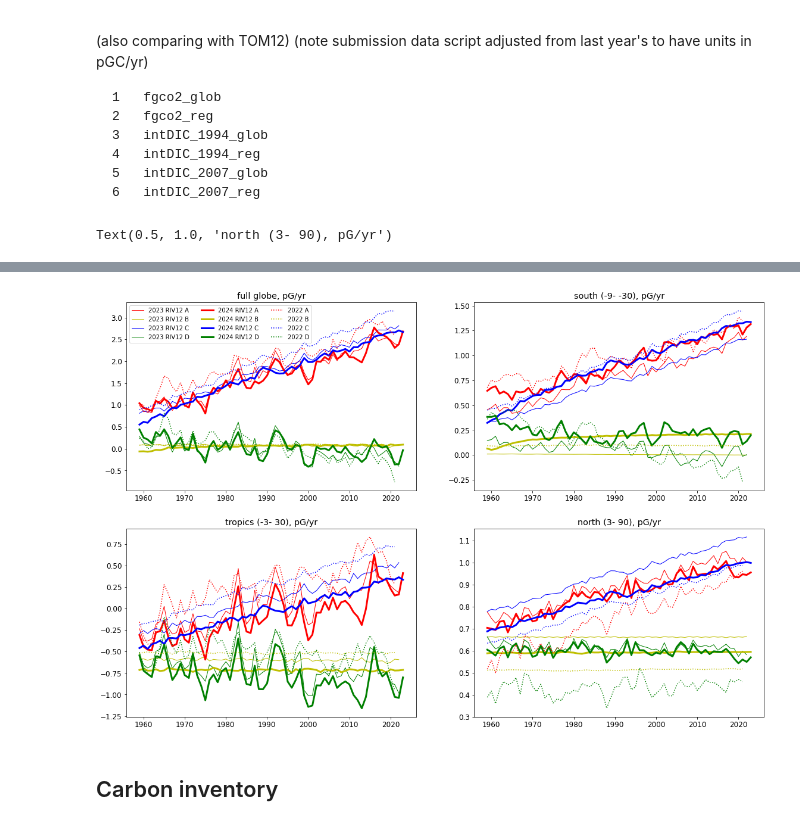
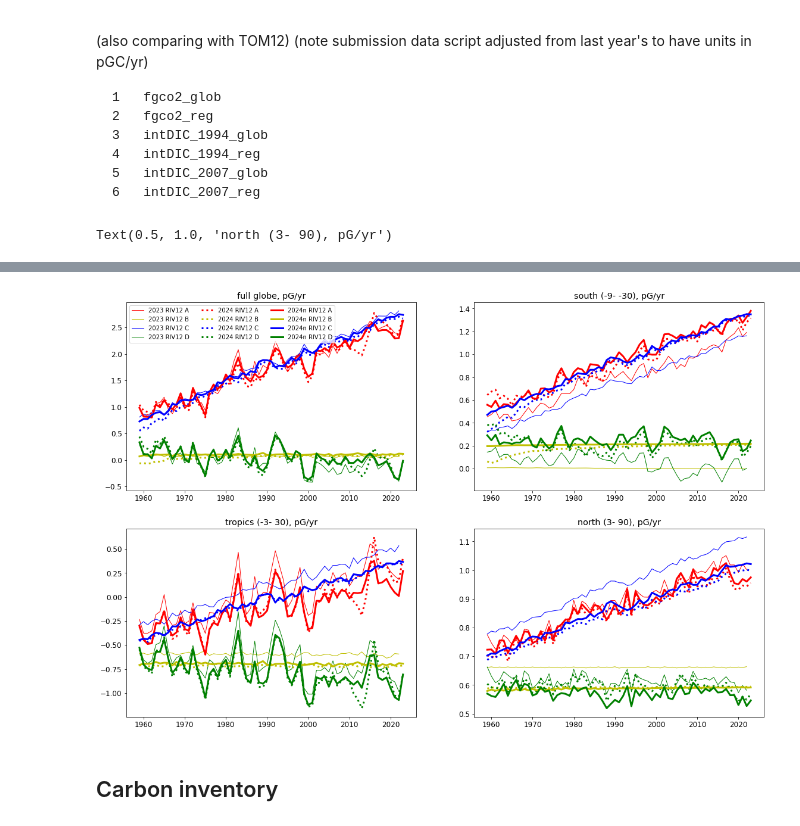
Before and after one commit to tjarnikova/GCB2024, a Jupyter notebook: notebooks/visualiseAllGCBOutputs.ipynb, the cells around one changed output, grey strips where cells are left out. Cells and saved outputs as stored; diff of their text form; code cells hidden in the pictures.

Commit message:
visualization

```diff
--- a/notebooks/visualiseAllGCBOutputs.ipynb
+++ b/notebooks/visualiseAllGCBOutputs.ipynb
@@ -86,6 +86,7 @@ plt.rc('font', **font)
 DWdir = '/gpfs/data/greenocean/GCB/GCB2023/submissionData2023/GCB2022_inttime/' #dave 2022
 TJdir = '/gpfs/data/greenocean/GCB/GCB2023/submissionData2023/RIV12/Tier1/'# RIV12 2023
 TJ24dir = '/gpfs/data/greenocean/GCB/GCB2024/submissionData2024/RIV12_R4A-D0/Tier1' # RIV12 2024
+TJ24ndir = '/gpfs/data/greenocean/GCB/GCB2024/submissionData2024/RIV12_R4A-D1/' # RIV12 2024
 
 
 TJ_tfil_A = xr.open_dataset(glob.glob(f'{TJdir}/integrated_timelines_PlankTOM_A_*1959-2022_*.nc')[0])
@@ -93,31 +94,32 @@ TJ_tfil_B = xr.open_dataset(glob.glob(f'{TJdir}/integrated_timelines_PlankTOM_B_
 TJ_tfil_C = xr.open_dataset(glob.glob(f'{TJdir}/integrated_timelines_PlankTOM_C_*1959-2022_*.nc')[0])
 TJ_tfil_D = xr.open_dataset(glob.glob(f'{TJdir}/integrated_timelines_PlankTOM_D_*1959-2022_*.nc')[0])
 
-DW_tfil_A = xr.open_dataset(glob.glob(f'{DWdir}/integrated_timelines_PlankTOM_A_*1959-2022_*.nc')[0])
-DW_tfil_B = xr.open_dataset(glob.glob(f'{DWdir}/integrated_timelines_PlankTOM_B_*1959-2022_*.nc')[0])
-DW_tfil_C = xr.open_dataset(glob.glob(f'{DWdir}/integrated_timelines_PlankTOM_C_*1959-2022_*.nc')[0])
-DW_tfil_D = xr.open_dataset(glob.glob(f'{DWdir}/integrated_timelines_PlankTOM_D_*1959-2022_*.nc')[0])
-
 TJ24_tfil_A = xr.open_dataset(glob.glob(f'{TJ24dir}/integrated_timelines_PlankTOM_A_*1959-2023_*.nc')[0])
 TJ24_tfil_B = xr.open_dataset(glob.glob(f'{TJ24dir}/integrated_timelines_PlankTOM_B_*1959-2023_*.nc')[0])
 TJ24_tfil_C = xr.open_dataset(glob.glob(f'{TJ24dir}/integrated_timelines_PlankTOM_C_*1959-2023_*.nc')[0])
 TJ24_tfil_D = xr.open_dataset(glob.glob(f'{TJ24dir}/integrated_timelines_PlankTOM_D_*1959-2023_*.nc')[0])
+
+TJ24n_tfil_A = xr.open_dataset(glob.glob(f'{TJ24ndir}/integrated_timelines_PlankTOM_A_*1959-2023_*.nc')[0])
+TJ24n_tfil_B = xr.open_dataset(glob.glob(f'{TJ24ndir}/integrated_timelines_PlankTOM_B_*1959-2023_*.nc')[0])
+TJ24n_tfil_C = xr.open_dataset(glob.glob(f'{TJ24ndir}/integrated_timelines_PlankTOM_C_*1959-2023_*.nc')[0])
+TJ24n_tfil_D = xr.open_dataset(glob.glob(f'{TJ24ndir}/integrated_timelines_PlankTOM_D_*1959-2023_*.nc')[0])
+
+#--
 
 TJ_tfil_A_yrly = TJ_tfil_A.groupby('TIME.year').mean()
 TJ_tfil_B_yrly = TJ_tfil_B.groupby('TIME.year').mean()
 TJ_tfil_C_yrly = TJ_tfil_C.groupby('TIME.year').mean()
 TJ_tfil_D_yrly = TJ_tfil_D.groupby('TIME.year').mean()
 
-DW_tfil_A_yrly = DW_tfil_A.groupby('TIME.year').mean()
-DW_tfil_B_yrly = DW_tfil_B.groupby('TIME.year').mean()
-DW_tfil_C_yrly = DW_tfil_C.groupby('TIME.year').mean()
-DW_tfil_D_yrly = DW_tfil_D.groupby('TIME.year').mean()
-
 TJ24_tfil_A_yrly = TJ24_tfil_A.groupby('TIME.year').mean()
 TJ24_tfil_B_yrly = TJ24_tfil_B.groupby('TIME.year').mean()
 TJ24_tfil_C_yrly = TJ24_tfil_C.groupby('TIME.year').mean()
 TJ24_tfil_D_yrly = TJ24_tfil_D.groupby('TIME.year').mean()
 
+TJ24n_tfil_A_yrly = TJ24n_tfil_A.groupby('TIME.year').mean()
+TJ24n_tfil_B_yrly = TJ24n_tfil_B.groupby('TIME.year').mean()
+TJ24n_tfil_C_yrly = TJ24n_tfil_C.groupby('TIME.year').mean()
+TJ24n_tfil_D_yrly = TJ24n_tfil_D.groupby('TIME.year').mean()
 
 fact = 1.6
 fig, axs = plt.subplots(2,2, figsize=(12*fact, 8*fact), facecolor='w', edgecolor='k')
@@ -128,65 +130,64 @@ axs[0].plot(TJ_tfil_B_yrly.year, TJ_tfil_B_yrly.fgco2_glob, color = 'y', label =
 axs[0].plot(TJ_tfil_C_yrly.year, TJ_tfil_C_yrly.fgco2_glob, color = 'b', label = '2023 RIV12 C', linestyle = '-', linewidth = 1)
 axs[0].plot(TJ_tfil_D_yrly.year, TJ_tfil_D_yrly.fgco2_glob, color = 'g', label = '2023 RIV12 D', linestyle = '-', linewidth = 1)
 
-axs[0].plot(TJ24_tfil_A_yrly.year, TJ24_tfil_A_yrly.fgco2_glob, color = 'r', label = '2024 RIV12 A', linestyle = '-', linewidth = 3)
-axs[0].plot(TJ24_tfil_B_yrly.year, TJ24_tfil_B_yrly.fgco2_glob, color = 'y', label = '2024 RIV12 B', linestyle = '-', linewidth = 3)
-axs[0].plot(TJ24_tfil_C_yrly.year, TJ24_tfil_C_yrly.fgco2_glob, color = 'b', label = '2024 RIV12 C', linestyle = '-', linewidth = 3)
-axs[0].plot(TJ24_tfil_D_yrly.year, TJ24_tfil_D_yrly.fgco2_glob, color = 'g', label = '2024 RIV12 D', linestyle = '-', linewidth = 3)
+axs[0].plot(TJ24_tfil_A_yrly.year, TJ24_tfil_A_yrly.fgco2_glob, color = 'r', label = '2024 RIV12 A', linestyle = ':', linewidth = 3)
+axs[0].plot(TJ24_tfil_B_yrly.year, TJ24_tfil_B_yrly.fgco2_glob, color = 'y', label = '2024 RIV12 B', linestyle = ':', linewidth = 3)
+axs[0].plot(TJ24_tfil_C_yrly.year, TJ24_tfil_C_yrly.fgco2_glob, color = 'b', label = '2024 RIV12 C', linestyle = ':', linewidth = 3)
+axs[0].plot(TJ24_tfil_D_yrly.year, TJ24_tfil_D_yrly.fgco2_glob, color = 'g', label = '2024 RIV12 D', linestyle = ':', linewidth = 3)
 
-axs[0].plot(DW_tfil_A_yrly.year, DW_tfil_A_yrly.fgco2_glob, color = 'r', label = '2022 A', linestyle = ':')
-axs[0].plot(DW_tfil_B_yrly.year, DW_tfil_B_yrly.fgco2_glob, color = 'y', label = '2022 B', linestyle = ':')
-axs[0].plot(DW_tfil_C_yrly.year, DW_tfil_C_yrly.fgco2_glob, color = 'b', label = '2022 C', linestyle = ':')
-axs[0].plot(DW_tfil_D_yrly.year, DW_tfil_D_yrly.fgco2_glob, color = 'g', label = '2022 D', linestyle = ':')
+axs[0].plot(TJ24n_tfil_A_yrly.year, TJ24n_tfil_A_yrly.fgco2_glob, color = 'r', label = '2024n RIV12 A', linestyle = '-', linewidth = 3)
+axs[0].plot(TJ24n_tfil_B_yrly.year, TJ24n_tfil_B_yrly.fgco2_glob, color = 'y', label = '2024n RIV12 B', linestyle = '-', linewidth = 3)
+axs[0].plot(TJ24n_tfil_C_yrly.year, TJ24n_tfil_C_yrly.fgco2_glob, color = 'b', label = '2024n RIV12 C', linestyle = '-', linewidth = 3)
+axs[0].plot(TJ24n_tfil_D_yrly.year, TJ24n_tfil_D_yrly.fgco2_glob, color = 'g', label = '2024n RIV12 D', linestyle = '-', linewidth = 3)
+
+
 axs[0].legend(ncol = 3, fontsize = 10)
 
-##
 axs[1].plot(TJ_tfil_A_yrly.year, TJ_tfil_A_yrly.fgco2_reg[:,0], color = 'r', label = '2023 RIV12 A', linestyle = '-', linewidth = 1)
 axs[1].plot(TJ_tfil_B_yrly.year, TJ_tfil_B_yrly.fgco2_reg[:,0], color = 'y', label = '2023 RIV12 B', linestyle = '-', linewidth = 1)
 axs[1].plot(TJ_tfil_C_yrly.year, TJ_tfil_C_yrly.fgco2_reg[:,0], color = 'b', label = '2023 RIV12 C', linestyle = '-', linewidth = 1)
 axs[1].plot(TJ_tfil_D_yrly.year, TJ_tfil_D_yrly.fgco2_reg[:,0], color = 'g', label = '2023 RIV12 D', linestyle = '-', linewidth = 1)
 
-axs[1].plot(TJ24_tfil_A_yrly.year, TJ24_tfil_A_yrly.fgco2_reg[:,0], color = 'r', label = '2024 RIV12 A', linestyle = '-', linewidth = 3)
-axs[1].plot(TJ24_tfil_B_yrly.year, TJ24_tfil_B_yrly.fgco2_reg[:,0], color = 'y', label = '2024 RIV12 B', linestyle = '-', linewidth = 3)
-axs[1].plot(TJ24_tfil_C_yrly.year, TJ24_tfil_C_yrly.fgco2_reg[:,0], color = 'b', label = '2024 RIV12 C', linestyle = '-', linewidth = 3)
-axs[1].plot(TJ24_tfil_D_yrly.year, TJ24_tfil_D_yrly.fgco2_reg[:,0], color = 'g', label = '2024 RIV12 D', linestyle = '-', linewidth = 3)
+axs[1].plot(TJ24_tfil_A_yrly.year, TJ24_tfil_A_yrly.fgco2_reg[:,0], color = 'r', label = '2024 RIV12 A', linestyle = ':', linewidth = 3)
+axs[1].plot(TJ24_tfil_B_yrly.year, TJ24_tfil_B_yrly.fgco2_reg[:,0], color = 'y', label = '2024 RIV12 B', linestyle = ':', linewidth = 3)
+axs[1].plot(TJ24_tfil_C_yrly.year, TJ24_tfil_C_yrly.fgco2_reg[:,0], color = 'b', label = '2024 RIV12 C', linestyle = ':', linewidth = 3)
+axs[1].plot(TJ24_tfil_D_yrly.year, TJ24_tfil_D_yrly.fgco2_reg[:,0], color = 'g', label = '2024 RIV12 D', linestyle = ':', linewidth = 3)
 
-axs[1].plot(DW_tfil_A_yrly.year, DW_tfil_A_yrly.fgco2_reg[:,0], color = 'r', label = '2022 A', linestyle = ':')
-axs[1].plot(DW_tfil_B_yrly.year, DW_tfil_B_yrly.fgco2_reg[:,0], color = 'y', label = '2022 B', linestyle = ':')
-axs[1].plot(DW_tfil_C_yrly.year, DW_tfil_C_yrly.fgco2_reg[:,0], color = 'b', label = '2022 C', linestyle = ':')
-axs[1].plot(DW_tfil_D_yrly.year, DW_tfil_D_yrly.fgco2_reg[:,0], color = 'g', label = '2022 D', linestyle = ':')
+axs[1].plot(TJ24n_tfil_A_yrly.year, TJ24n_tfil_A_yrly.fgco2_reg[:,0], color = 'r', label = '2024n RIV12 A', linestyle = '-', linewidth = 3)
+axs[1].plot(TJ24n_tfil_B_yrly.year, TJ24n_tfil_B_yrly.fgco2_reg[:,0], color = 'y', label = '2024n RIV12 B', linestyle = '-', linewidth = 3)
+axs[1].plot(TJ24n_tfil_C_yrly.year, TJ24n_tfil_C_yrly.fgco2_reg[:,0], color = 'b', label = '2024n RIV12 C', linestyle = '-', linewidth = 3)
+axs[1].plot(TJ24n_tfil_D_yrly.year, TJ24n_tfil_D_yrly.fgco2_reg[:,0], color = 'g', label = '2024n RIV12 D', linestyle = '-', linewidth = 3)
 
-###
+# ###
 axs[2].plot(TJ_tfil_A_yrly.year, TJ_tfil_A_yrly.fgco2_reg[:,1], color = 'r', label = '2023 RIV12 A', linestyle = '-', linewidth = 1)
 axs[2].plot(TJ_tfil_B_yrly.year, TJ_tfil_B_yrly.fgco2_reg[:,1], color = 'y', label = '2023 RIV12 B', linestyle = '-', linewidth = 1)
 axs[2].plot(TJ_tfil_C_yrly.year, TJ_tfil_C_yrly.fgco2_reg[:,1], color = 'b', label = '2023 RIV12 C', linestyle = '-', linewidth = 1)
 axs[2].plot(TJ_tfil_D_yrly.year, TJ_tfil_D_yrly.fgco2_reg[:,1], color = 'g', label = '2023 RIV12 D', linestyle = '-', linewidth = 1)
 
-axs[2].plot(TJ24_tfil_A_yrly.year, TJ24_tfil_A_yrly.fgco2_reg[:,1], color = 'r', label = '2024 RIV12 A', linestyle = '-', linewidth = 3)
-axs[2].plot(TJ24_tfil_B_yrly.year, TJ24_tfil_B_yrly.fgco2_reg[:,1], color = 'y', label = '2024 RIV12 B', linestyle = '-', linewidth = 3)
-axs[2].plot(TJ24_tfil_C_yrly.year, TJ24_tfil_C_yrly.fgco2_reg[:,1], color = 'b', label = '2024 RIV12 C', linestyle = '-', linewidth = 3)
-axs[2].plot(TJ24_tfil_D_yrly.year, TJ24_tfil_D_yrly.fgco2_reg[:,1], color = 'g', label = '2024 RIV12 D', linestyle = '-', linewidth = 3)
+axs[2].plot(TJ24_tfil_A_yrly.year, TJ24_tfil_A_yrly.fgco2_reg[:,1], color = 'r', label = '2024 RIV12 A', linestyle = ':', linewidth = 3)
+axs[2].plot(TJ24_tfil_B_yrly.year, TJ24_tfil_B_yrly.fgco2_reg[:,1], color = 'y', label = '2024 RIV12 B', linestyle = ':', linewidth = 3)
+axs[2].plot(TJ24_tfil_C_yrly.year, TJ24_tfil_C_yrly.fgco2_reg[:,1], color = 'b', label = '2024 RIV12 C', linestyle = ':', linewidth = 3)
+axs[2].plot(TJ24_tfil_D_yrly.year, TJ24_tfil_D_yrly.fgco2_reg[:,1], color = 'g', label = '2024 RIV12 D', linestyle = ':', linewidth = 3)
 
-axs[2].plot(DW_tfil_A_yrly.year, DW_tfil_A_yrly.fgco2_reg[:,1], color = 'r', label = '2022 A', linestyle = ':')
-axs[2].plot(DW_tfil_B_yrly.year, DW_tfil_B_yrly.fgco2_reg[:,1], color = 'y', label = '2022 B', linestyle = ':')
-axs[2].plot(DW_tfil_C_yrly.year, DW_tfil_C_yrly.fgco2_reg[:,1], color = 'b', label = '2022 C', linestyle = ':')
-axs[2].plot(DW_tfil_D_yrly.year, DW_tfil_D_yrly.fgco2_reg[:,1], color = 'g', label = '2022 D', linestyle = ':')
-
-##
-###
+axs[2].plot(TJ24n_tfil_A_yrly.year, TJ24n_tfil_A_yrly.fgco2_reg[:,1], color = 'r', label = '2024n RIV12 A', linestyle = '-', linewidth = 3)
+axs[2].plot(TJ24n_tfil_B_yrly.year, TJ24n_tfil_B_yrly.fgco2_reg[:,1], color = 'y', label = '2024n RIV12 B', linestyle = '-', linewidth = 3)
+axs[2].plot(TJ24n_tfil_C_yrly.year, TJ24n_tfil_C_yrly.fgco2_reg[:,1], color = 'b', label = '2024n RIV12 C', linestyle = '-', linewidth = 3)
+axs[2].plot(TJ24n_tfil_D_yrly.year, TJ24n_tfil_D_yrly.fgco2_reg[:,1], color = 'g', label = '2024n RIV12 D', linestyle = '-', linewidth = 3)
+# ##
 axs[3].plot(TJ_tfil_A_yrly.year, TJ_tfil_A_yrly.fgco2_reg[:,2], color = 'r', label = '2023 RIV12 A', linestyle = '-', linewidth = 1)
 axs[3].plot(TJ_tfil_B_yrly.year, TJ_tfil_B_yrly.fgco2_reg[:,2], color = 'y', label = '2023 RIV12 B', linestyle = '-', linewidth = 1)
 axs[3].plot(TJ_tfil_C_yrly.year, TJ_tfil_C_yrly.fgco2_reg[:,2], color = 'b', label = '2023 RIV12 C', linestyle = '-', linewidth = 1)
 axs[3].plot(TJ_tfil_D_yrly.year, TJ_tfil_D_yrly.fgco2_reg[:,2], color = 'g', label = '2023 RIV12 D', linestyle = '-', linewidth = 1)
 
-axs[3].plot(TJ24_tfil_A_yrly.year, TJ24_tfil_A_yrly.fgco2_reg[:,2], color = 'r', label = '2024 RIV12 A', linestyle = '-', linewidth = 3)
-axs[3].plot(TJ24_tfil_B_yrly.year, TJ24_tfil_B_yrly.fgco2_reg[:,2], color = 'y', label = '2024 RIV12 B', linestyle = '-', linewidth = 3)
-axs[3].plot(TJ24_tfil_C_yrly.year, TJ24_tfil_C_yrly.fgco2_reg[:,2], color = 'b', label = '2024 RIV12 C', linestyle = '-', linewidth = 3)
-axs[3].plot(TJ24_tfil_D_yrly.year, TJ24_tfil_D_yrly.fgco2_reg[:,2], color = 'g', label = '2024 RIV12 D', linestyle = '-', linewidth = 3)
+axs[3].plot(TJ24_tfil_A_yrly.year, TJ24_tfil_A_yrly.fgco2_reg[:,2], color = 'r', label = '2024 RIV12 A', linestyle = ':', linewidth = 3)
+axs[3].plot(TJ24_tfil_B_yrly.year, TJ24_tfil_B_yrly.fgco2_reg[:,2], color = 'y', label = '2024 RIV12 B', linestyle = ':', linewidth = 3)
+axs[3].plot(TJ24_tfil_C_yrly.year, TJ24_tfil_C_yrly.fgco2_reg[:,2], color = 'b', label = '2024 RIV12 C', linestyle = ':', linewidth = 3)
+axs[3].plot(TJ24_tfil_D_yrly.year, TJ24_tfil_D_yrly.fgco2_reg[:,2], color = 'g', label = '2024 RIV12 D', linestyle = ':', linewidth = 3)
 
-axs[3].plot(DW_tfil_A_yrly.year, DW_tfil_A_yrly.fgco2_reg[:,2], color = 'r', label = '2022 A', linestyle = ':')
-axs[3].plot(DW_tfil_B_yrly.year, DW_tfil_B_yrly.fgco2_reg[:,2], color = 'y', label = '2022 B', linestyle = ':')
-axs[3].plot(DW_tfil_C_yrly.year, DW_tfil_C_yrly.fgco2_reg[:,2], color = 'b', label = '2022 C', linestyle = ':')
-axs[3].plot(DW_tfil_D_yrly.year, DW_tfil_D_yrly.fgco2_reg[:,2], color = 'g', label = '2022 D', linestyle = ':')
+axs[3].plot(TJ24n_tfil_A_yrly.year, TJ24n_tfil_A_yrly.fgco2_reg[:,2], color = 'r', label = '2024n RIV12 A', linestyle = '-', linewidth = 3)
+axs[3].plot(TJ24n_tfil_B_yrly.year, TJ24n_tfil_B_yrly.fgco2_reg[:,2], color = 'y', label = '2024n RIV12 B', linestyle = '-', linewidth = 3)
+axs[3].plot(TJ24n_tfil_C_yrly.year, TJ24n_tfil_C_yrly.fgco2_reg[:,2], color = 'b', label = '2024n RIV12 C', linestyle = '-', linewidth = 3)
+axs[3].plot(TJ24n_tfil_D_yrly.year, TJ24n_tfil_D_yrly.fgco2_reg[:,2], color = 'g', label = '2024n RIV12 D', linestyle = '-', linewidth = 3)
 
 axs[0].set_title('full globe, pG/yr')
 axs[1].set_title('south (-9- -30), pG/yr')
@@ -197,4 +201,4 @@ Text(0.5, 1.0, 'north (3- 90), pG/yr')
-[figure, old version]
+[figure, new version]
 # %% [markdown]
 ## Carbon inventory
 # %%
```
Also changed, not shown: parts of 10 cells of this notebook.
